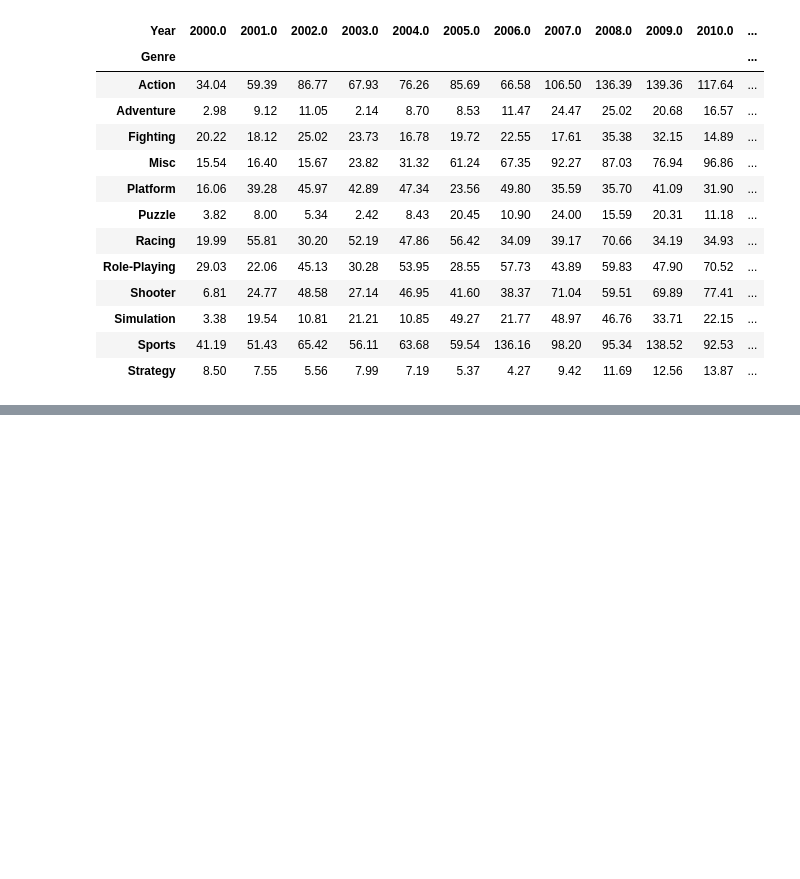
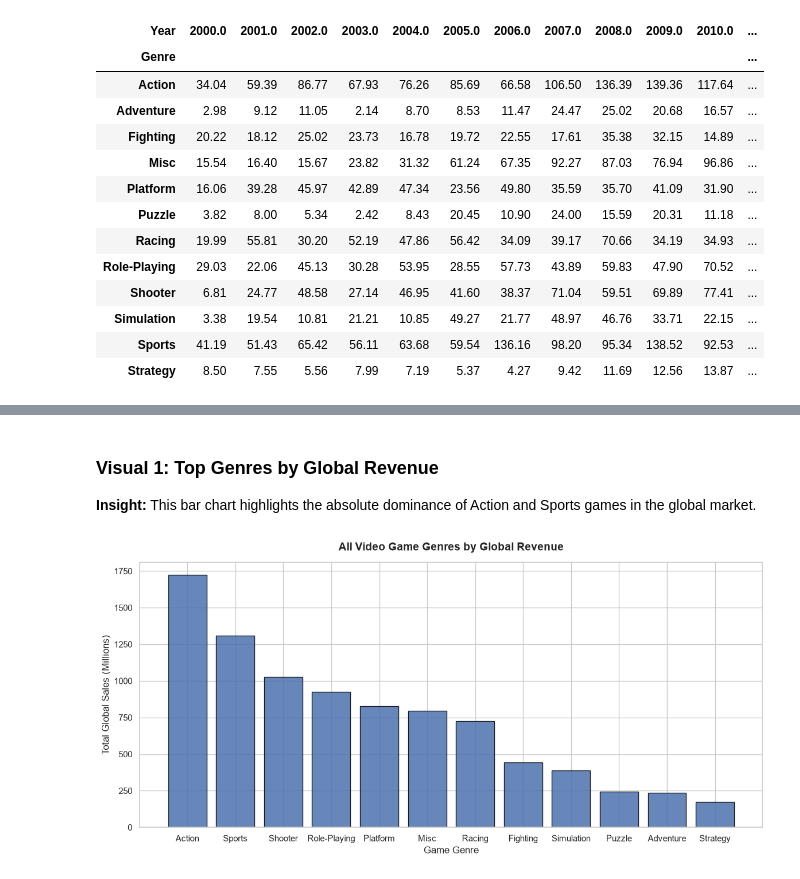
Before and after one commit to abdullah-shbz/asl-internship-aiml-week2-muhammad-abdullah, a Jupyter notebook: vgsales_eda.ipynb, the cells around one changed output, grey strips where cells are left out. Cells and saved outputs as stored; diff of their text form; code cells hidden in the pictures; blank space fills up the shorter version.

Commit message:
Added Bar Chart
Bar chart highlighting the top genres by Global Revenue

```diff
--- a/vgsales_eda.ipynb
+++ b/vgsales_eda.ipynb
@@ -206,0 +210,23 @@ recent_years_pivot
+# %% [markdown]
+### Visual 1: Top Genres by Global Revenue
+**Insight:** This bar chart highlights the absolute dominance of Action and Sports games in the global market.
+# %%
+import matplotlib.pyplot as plt
+import seaborn as sns
+
+# Ensure clean visual style across all plots
+sns.set_theme(style="whitegrid")
+
+# 1. To ensure everything fits well
+plt.figure(figsize=(14, 6))
+
+# 2. Pass the Genre and Global_Sales columns to the bar plot
+plt.bar(top_genres['Genre'], top_genres['Global_Sales'], color='#4C72B0', edgecolor='black', alpha=0.85)
+
+plt.title('All Video Game Genres by Global Revenue', fontsize=14, fontweight='bold', pad=15)
+plt.xlabel('Game Genre', fontsize=12)
+plt.ylabel('Total Global Sales (Millions)', fontsize=12)
+
+plt.show()
+# %% [output]
+[figure, added]
```
Also changed, not shown: parts of 1 cell of this notebook.
